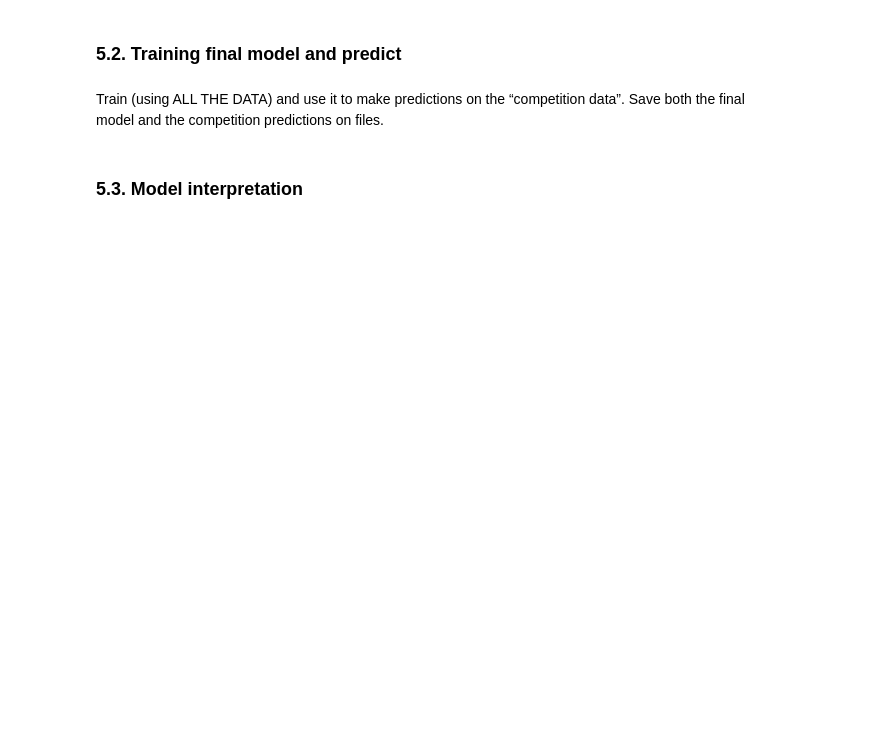
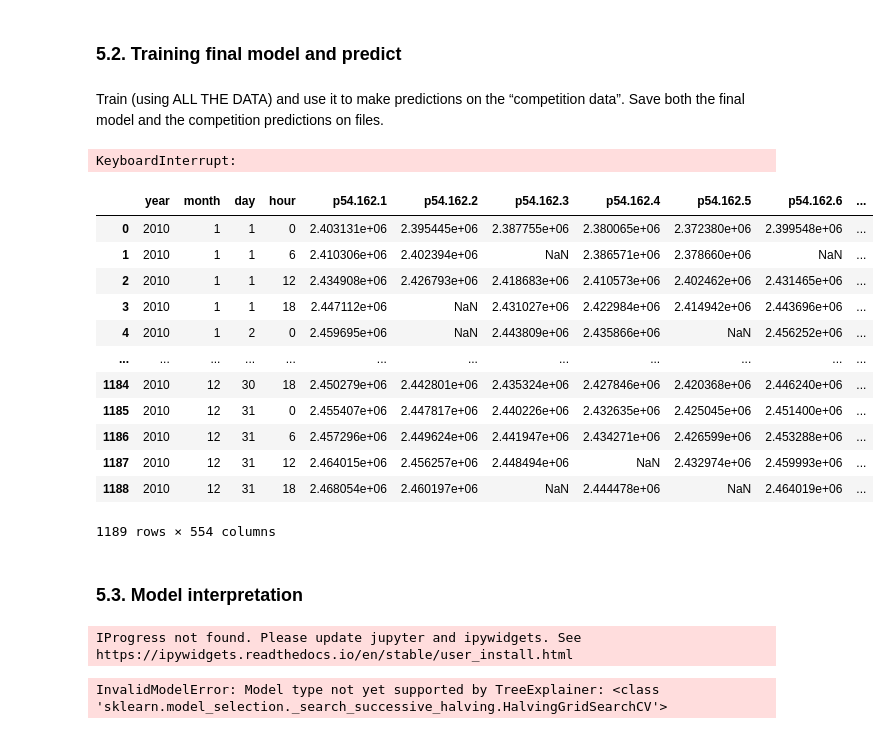
Before and after one commit to vanguix/Big_Data_Intelligence, a Jupyter notebook: PREDICTING WIND ENERGY PRODUCTION_Final.ipynb, the cells around one changed output. Saved outputs shown, nothing was run; the diff lists cells and outputs as text; code cells hidden in the pictures; blank space fills up the shorter version.

```diff
--- a/PREDICTING WIND ENERGY PRODUCTION_Final.ipynb
+++ b/PREDICTING WIND ENERGY PRODUCTION_Final.ipynb
@@ -1819,2 +1378,37 @@ Train (using ALL THE DATA) and use it to make predictions on the “competition
+# %%
+pipeline_final.fit(X,y)
+# %% [output]
+KeyboardInterrupt:
+# %%
+wind_competition = pd.read_csv("/Users/pameladiaz/Desktop/GitHub/Big_Data_Intelligence/wind_competition.csv.gzip", compression="gzip")
+# %%
+pd.set_option('display.max_rows', 10)
+wind_competition
+# %% [output]
+|  | year | month | day | hour | p54.162.1 | p54.162.2 | p54.162.3 | p54.162.4 | p54.162.5 | p54.162.6 | ... |
+| 0 | 2010 | 1 | 1 | 0 | 2.403131e+06 | 2.395445e+06 | 2.387755e+06 | 2.380065e+06 | 2.372380e+06 | 2.399548e+06 | ... |
+| 1 | 2010 | 1 | 1 | 6 | 2.410306e+06 | 2.402394e+06 | NaN | 2.386571e+06 | 2.378660e+06 | NaN | ... |
+| 2 | 2010 | 1 | 1 | 12 | 2.434908e+06 | 2.426793e+06 | 2.418683e+06 | 2.410573e+06 | 2.402462e+06 | 2.431465e+06 | ... |
+| 3 | 2010 | 1 | 1 | 18 | 2.447112e+06 | NaN | 2.431027e+06 | 2.422984e+06 | 2.414942e+06 | 2.443696e+06 | ... |
+| 4 | 2010 | 1 | 2 | 0 | 2.459695e+06 | NaN | 2.443809e+06 | 2.435866e+06 | NaN | 2.456252e+06 | ... |
+| ... | ... | ... | ... | ... | ... | ... | ... | ... | ... | ... | ... |
+| 1184 | 2010 | 12 | 30 | 18 | 2.450279e+06 | 2.442801e+06 | 2.435324e+06 | 2.427846e+06 | 2.420368e+06 | 2.446240e+06 | ... |
+| 1185 | 2010 | 12 | 31 | 0 | 2.455407e+06 | 2.447817e+06 | 2.440226e+06 | 2.432635e+06 | 2.425045e+06 | 2.451400e+06 | ... |
+| 1186 | 2010 | 12 | 31 | 6 | 2.457296e+06 | 2.449624e+06 | 2.441947e+06 | 2.434271e+06 | 2.426599e+06 | 2.453288e+06 | ... |
+| 1187 | 2010 | 12 | 31 | 12 | 2.464015e+06 | 2.456257e+06 | 2.448494e+06 | NaN | 2.432974e+06 | 2.459993e+06 | ... |
+| 1188 | 2010 | 12 | 31 | 18 | 2.468054e+06 | 2.460197e+06 | NaN | 2.444478e+06 | NaN | 2.464019e+06 | ... |
+1189 rows × 554 columns
 # %% [markdown]
 ### 5.3. Model interpretation
+# %%
+import shap
+
+# Assuming model is your trained gradient boosting model
+explainer = shap.TreeExplainer(halving_search_gb)
+shap_values = explainer.shap_values(X_train)  # X is your input data
+
+# Plot summary plot
+shap.summary_plot(shap_values, X_train)
+# %% [output]
+IProgress not found. Please update jupyter and ipywidgets. See https://ipywidgets.readthedocs.io/en/stable/user_install.html
+InvalidModelError: Model type not yet supported by TreeExplainer: <class 'sklearn.model_selection._search_successive_halving.HalvingGridSearchCV'>
```
Also changed, not shown: parts of 72 cells of this notebook, 2 other files.
